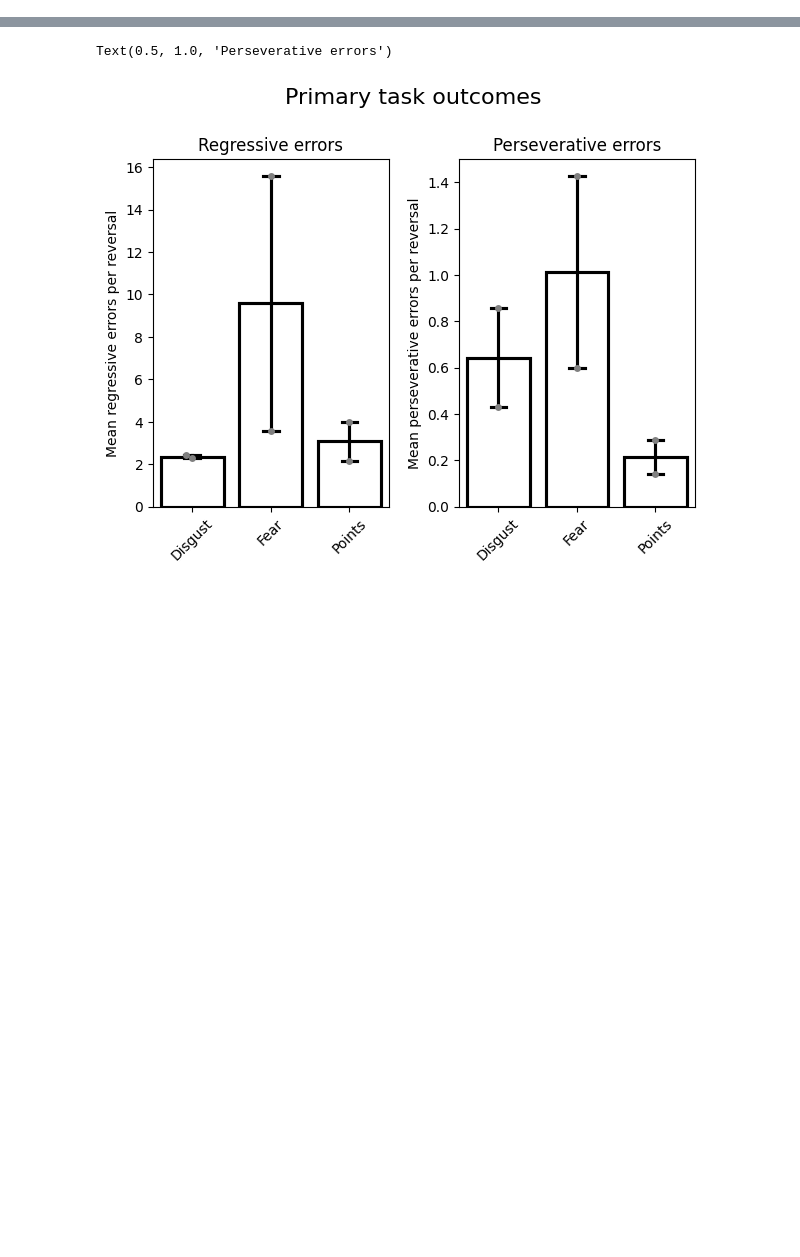
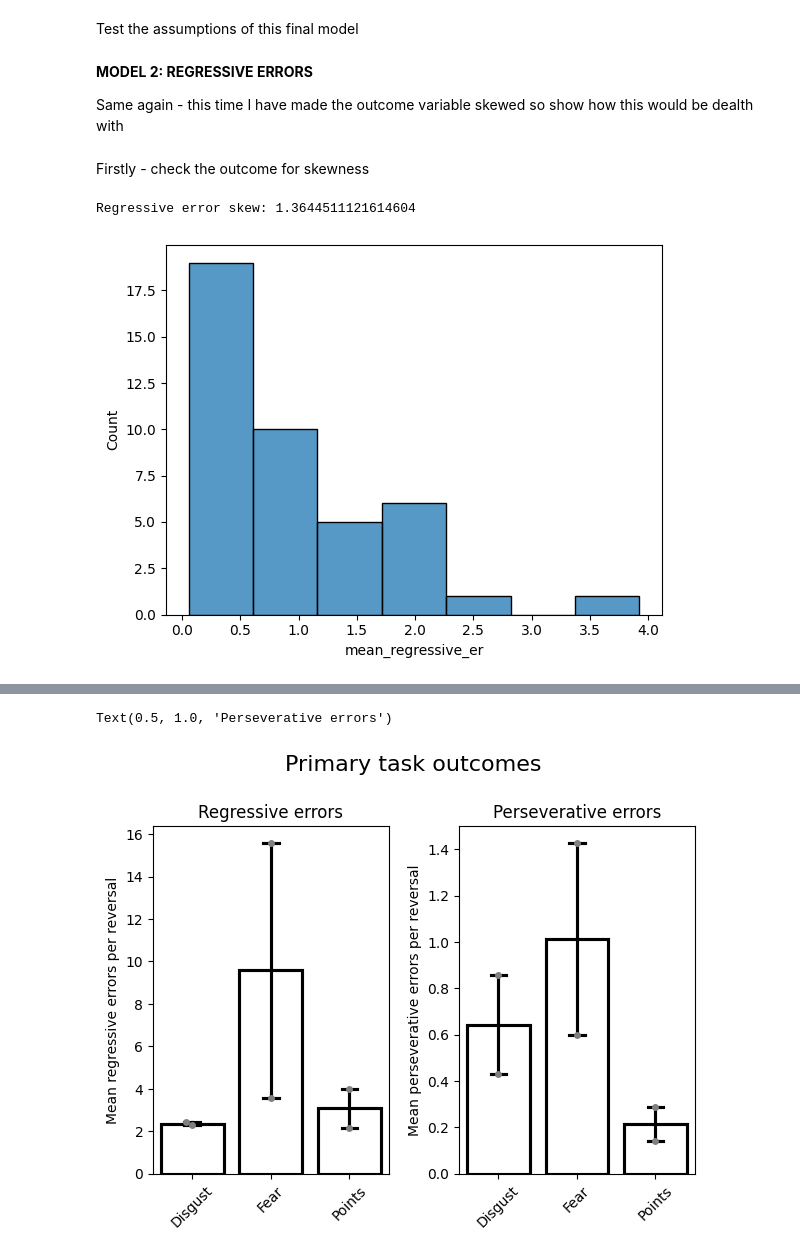
Before and after one commit to emilybagley/disgust_reversal_learning-RR, a Jupyter notebook: 2_task_modelfree_analysis.ipynb, the cells around one changed output, grey strips where cells are left out. Saved outputs shown, nothing was run; the diff lists cells and outputs as text; code cells hidden in the pictures; blank space fills up the shorter version.

```diff
--- a/2_task_modelfree_analysis.ipynb
+++ b/2_task_modelfree_analysis.ipynb
@@ -76,0 +78,3 @@ Group Var       0.000      3.332
+# %%
+task_summary=pd.read_csv('csvs/task_summary_dummy.csv')
+#df.drop(['Unnamed: 0', 'index'], axis="columns", inplace=True)
@@ -76,0 +120,2 @@ Group Var       0.000      3.332
+# %% [markdown]
+Test the assumptions of this final model
@@ -76,0 +157,13 @@ Group Var       0.000      3.332
+# %% [markdown]
+<b> MODEL 2: REGRESSIVE ERRORS </b>
+<p> Same again - this time I have made the outcome variable skewed so show how this would be dealth with </p>
+# %% [markdown]
+Firstly - check the outcome for skewness
+# %%
+##Model assumptions - skew of distribution
+    #data was created to be a skewed distribution
+sns.histplot(data=task_summary, x="mean_regressive_er")
+print('Regressive error skew: '+str(skew(task_summary.mean_regressive_er)))
+# %% [output]
+Regressive error skew: 1.3644511121614604
+[figure, added]
```
Also changed, not shown: parts of 76 cells of this notebook, 9 other files.
